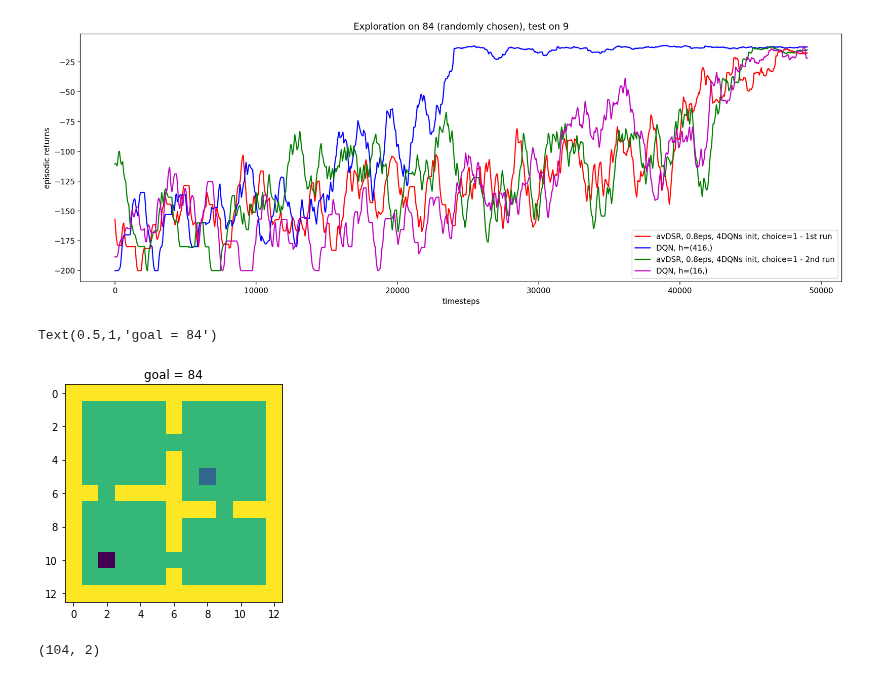
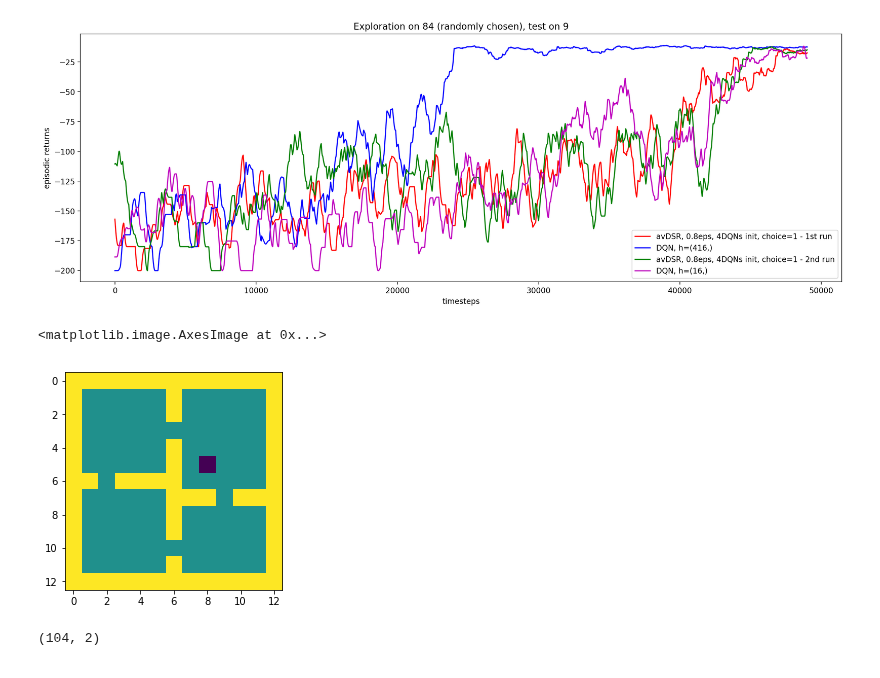
Before and after one commit to psurya1994/successor-feature-representations, a Jupyter notebook: 3-fourrooms-avDSR-learnSR-on-different-terminal-state.ipynb, the cells around one changed output. Drawn from its saved outputs; the diff is of its cells as text; code cells hidden in the pictures.

```diff
--- a/3-fourrooms-avDSR-learnSR-on-different-terminal-state.ipynb
+++ b/3-fourrooms-avDSR-learnSR-on-different-terminal-state.ipynb
@@ -337,14 +343,13 @@ plot_rewards(rewards_dict, plot_seperate=False, title='Exploration on 84 (random
 # %% [output]
 [figure]
 # %%
-from deep_rl.component.fourrooms import FourRooms
-env = FourRooms(goal=84)
+from deep_rl.component.fourrooms import FourRoomsNoTerm
+env = FourRoomsNoTerm(dying=0.5)
 state = env.reset()
 plt.imshow(env.render())
-plt.title('goal = ' + str(env.goal))
 # %% [output]
-Text(0.5,1,'goal = 84')
+<matplotlib.image.AxesImage at 0x...>
-[figure, old version]
+[figure, new version]
 # %%
 from sklearn.decomposition import PCA
 
```
Also changed, not shown: parts of 7 cells of this notebook, 2 other files.
